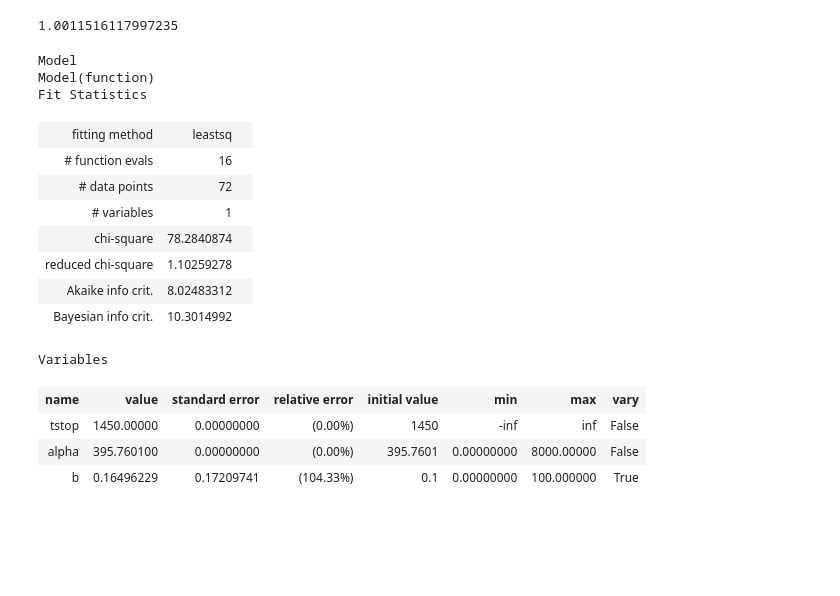
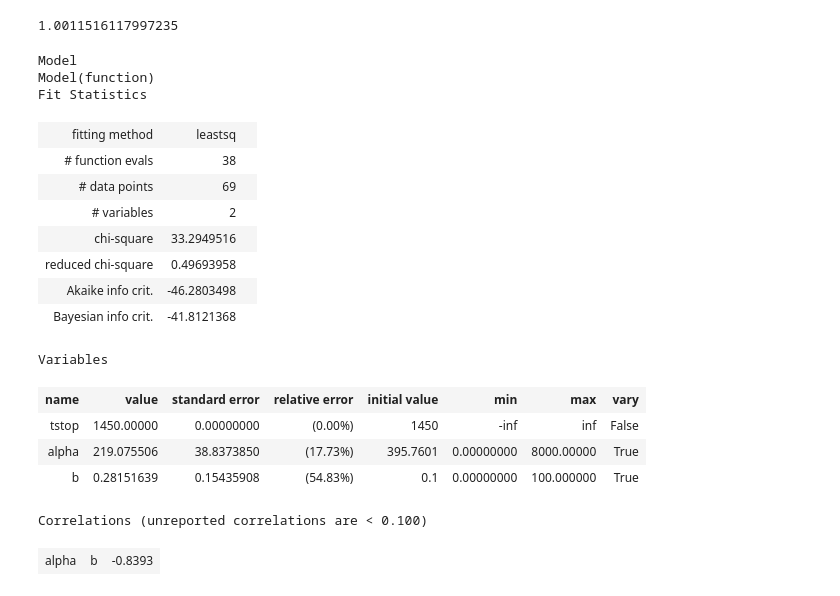
Before and after one commit to villano-lab/thermal-flux_paper2023, a Jupyter notebook: ChiSquare.ipynb, the cells around one changed output. Saved outputs shown, nothing was run; the diff lists cells and outputs as text; code cells hidden in the pictures; blank space fills up the shorter version.

```diff
--- a/ChiSquare.ipynb
+++ b/ChiSquare.ipynb
@@ -152,7 +152,20 @@ ax1=axes
 timespace=bins[1]-bins[0]
 counts1 = counts/np.sum(counts)/timespace
 weight1 = weight*np.sum(counts)*timespace
-ax1.errorbar(thing, counts1, yerr=[ntot_minus/np.sum(counts)/timespace,ntot_plus/np.sum(counts)/timespace], marker='o', markersize=8, linestyle = 'none')
+#remove bins 7,8,18
+idx = np.zeros(np.shape(counts1))
+c2 = np.zeros(np.shape(counts1))
+for i,c in enumerate(counts1):
+    c2[i] =c
+    idx[i] = i
+cGoodBins = (idx!=7)&(idx!=8)&(idx!=18)
+c2 = c2[cGoodBins]
+thing2 = thing[cGoodBins]
+weight2=weight[cGoodBins]
+print(np.shape(c2))
+print(np.shape(thing2))
+ax1.errorbar(thing2, c2, yerr=[ntot_minus[cGoodBins]/np.sum(counts)/timespace,ntot_plus[cGoodBins]/np.sum(counts)/timespace], marker='o', markersize=8, linestyle = 'none')
+#ax1.errorbar(thing2, c2, color='r',marker='o', markersize=8, linestyle = 'none')
 
 #print(function(0,1450,271.2,1)*4000)
 x = np.linspace(0,max_t,num=100)
@@ -200,37 +215,42 @@ print(integrate_df(pdf))
 # %%
 f_mod = lm.Model(function)
 f_params = f_mod.make_params()               # define parameters
 
-f_params.add('alpha',     vary=False,  value=395.7601, min=0,max=8000)  # half life
+f_params.add('alpha',     vary=True,  value=395.7601, min=0,max=8000)  # half life
 
 # amplitude
 f_params.add('b', vary=True,  value=0.1,      min=0.0,max=100)
 # time
 f_params.add('tstop',  vary=False,  value=1450)
 
 #do the fitting
 counts1 = counts/np.sum(counts)/timespace
 weight1 = weight*np.sum(counts)*timespace
-f_fit = f_mod.fit(counts1, f_params, t = thing, weights = weight1)
+weight2 = weight2*np.sum(counts)*timespace
+
+#f_fit = f_mod.fit(counts1, f_params, t = thing, weights = weight1)
+f_fit = f_mod.fit(c2, f_params, t = thing2, weights = weight2)
 
 f_fit
 # %% [output]
 Model
 Model(function)
 Fit Statistics
 | fitting method | leastsq |  |
-| # function evals | 16 |  |
-| # data points | 72 |  |
-| # variables | 1 |  |
-| chi-square | 78.2840874 |  |
-| reduced chi-square | 1.10259278 |  |
-| Akaike info crit. | 8.02483312 |  |
-| Bayesian info crit. | 10.3014992 |  |
+| # function evals | 38 |  |
+| # data points | 69 |  |
+| # variables | 2 |  |
+| chi-square | 33.2949516 |  |
+| reduced chi-square | 0.49693958 |  |
+| Akaike info crit. | -46.2803498 |  |
+| Bayesian info crit. | -41.8121368 |  |
 Variables
 | name | value | standard error | relative error | initial value | min | max | vary |
 | tstop | 1450.00000 | 0.00000000 | (0.00%) | 1450 | -inf | inf | False |
-| alpha | 395.760100 | 0.00000000 | (0.00%) | 395.7601 | 0.00000000 | 8000.00000 | False |
-| b | 0.16496229 | 0.17209741 | (104.33%) | 0.1 | 0.00000000 | 100.000000 | True |
+| alpha | 219.075506 | 38.8373850 | (17.73%) | 395.7601 | 0.00000000 | 8000.00000 | True |
+| b | 0.28151639 | 0.15435908 | (54.83%) | 0.1 | 0.00000000 | 100.000000 | True |
+Correlations (unreported correlations are < 0.100)
+| alpha | b | -0.8393 |
 # %%
 fig,axes = plt.subplots(1,1, figsize=(9,8))
 
```
Also changed, not shown: parts of 2 cells of this notebook.
